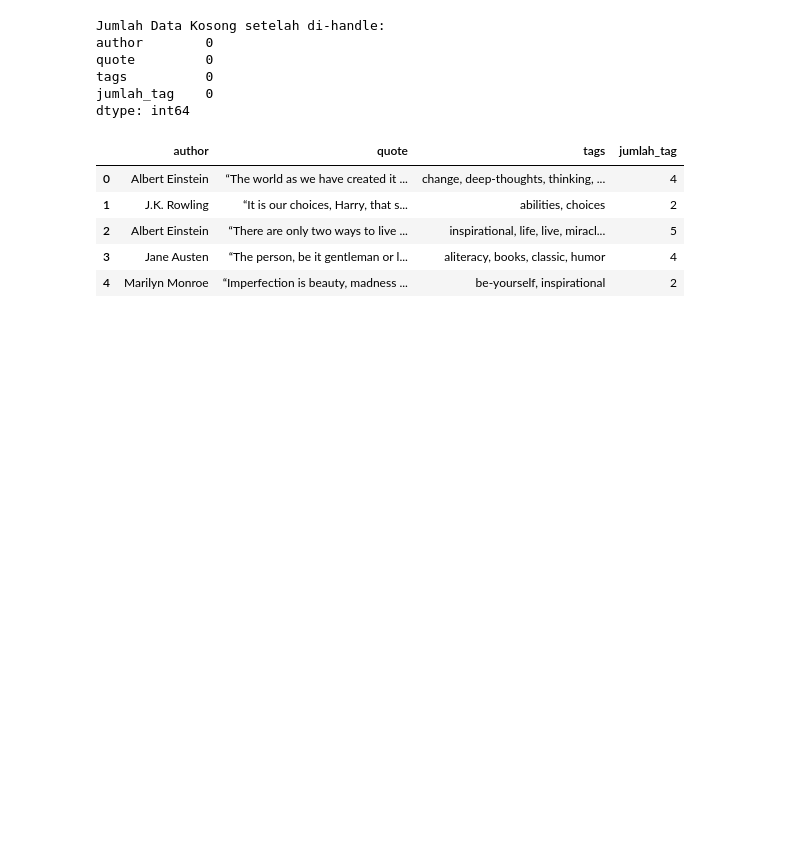
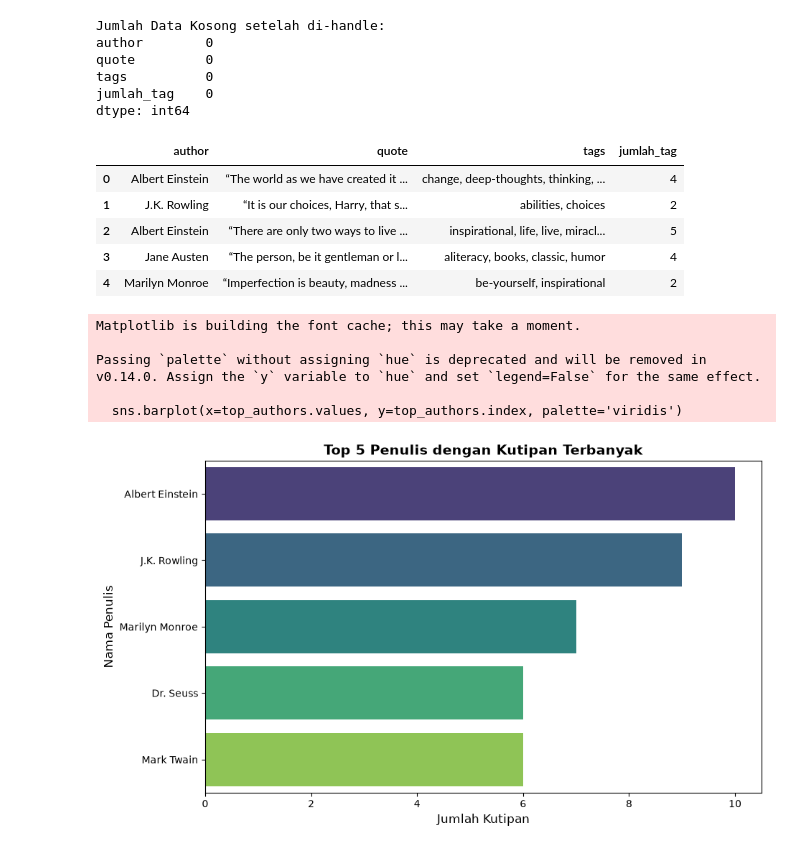
Before and after one commit to Eriksaa/quotes-scraper, a Jupyter notebook: analisis.ipynb, the cells around one changed output. Saved outputs shown, nothing was run; the diff lists cells and outputs as text; code cells hidden in the pictures; blank space fills up the shorter version.

Commit message:
bar chart

```diff
--- a/analisis.ipynb
+++ b/analisis.ipynb
@@ -79,3 +79,28 @@ dtype: int64
 | 2 | Albert Einstein | “There are only two ways to live ... | inspirational, life, live, miracl... | 5 |
 | 3 | Jane Austen | “The person, be it gentleman or l... | aliteracy, books, classic, humor | 4 |
 | 4 | Marilyn Monroe | “Imperfection is beauty, madness ... | be-yourself, inspirational | 2 |
+# %%
+import matplotlib.pyplot as plt
+import seaborn as sns
+
+# Menghitung jumlah kutipan per penulis dan mengambil 5 teratas
+top_authors = df['author'].value_counts().head(5)
+
+# Membuat grafik Bar Chart
+plt.figure(figsize=(10, 6))
+sns.barplot(x=top_authors.values, y=top_authors.index, palette='viridis')
+
+# Menambahkan label dan judul
+plt.title('Top 5 Penulis dengan Kutipan Terbanyak', fontsize=14, fontweight='bold')
+plt.xlabel('Jumlah Kutipan', fontsize=12)
+plt.ylabel('Nama Penulis', fontsize=12)
+
+# Menampilkan grafik
+plt.show()
+# %% [output]
+Matplotlib is building the font cache; this may take a moment.
+
+Passing `palette` without assigning `hue` is deprecated and will be removed in v0.14.0. Assign the `y` variable to `hue` and set `legend=False` for the same effect.
+
+  sns.barplot(x=top_authors.values, y=top_authors.index, palette='viridis')
+[figure, added]
```
